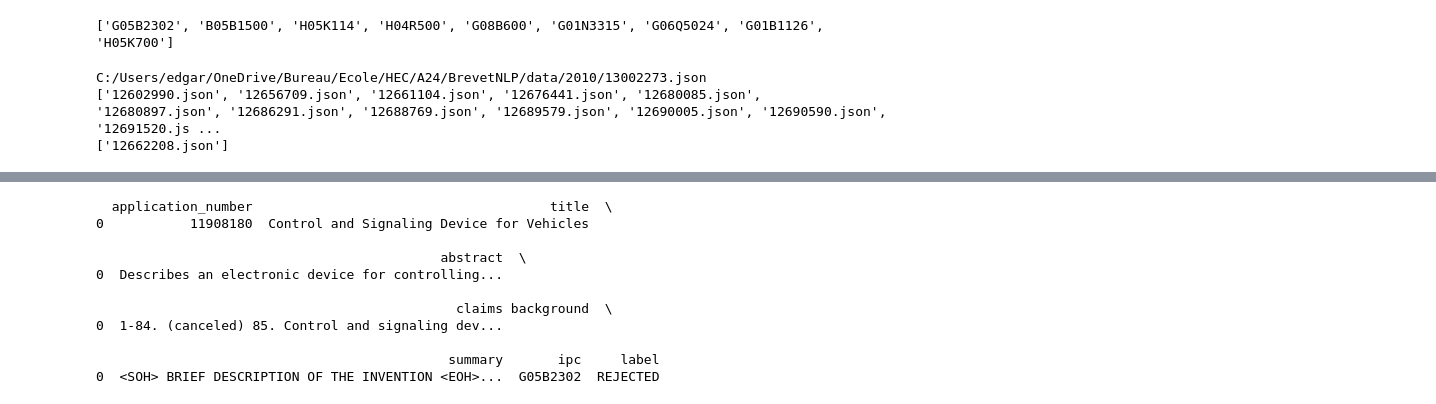
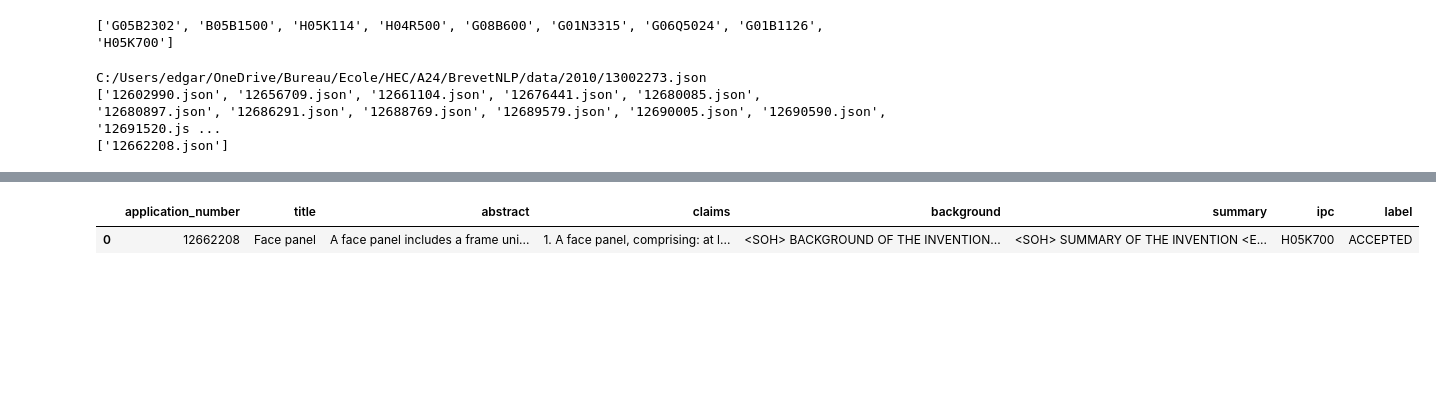
Before and after one commit to edgarLan/brevetNLPv2, a Jupyter notebook: brouillon_fonctionTransfo.ipynb, the cells around one changed output, grey strips where cells are left out. Cells and saved outputs as stored; diff of their text form; code cells hidden in the pictures; blank space fills up the shorter version.

```diff
--- a/brouillon_fonctionTransfo.ipynb
+++ b/brouillon_fonctionTransfo.ipynb
@@ -347,17 +346,8 @@ for i in tqdm(range(len(ES_ipc))):
 # %%
 df_KS = pd.DataFrame({'application_number': patent_number, 'title': titles, 'abstract':abstract,
                     'claims':claims, 'background': backgrounds, 'summary':summary, 'ipc': main_ipc, 'label': labels})
-print(df_KS)
+df_KS
 # %% [output]
-  application_number                                      title  \
-0           11908180  Control and Signaling Device for Vehicles
-
-                                            abstract  \
-0  Describes an electronic device for controlling...
-
-                                              claims background  \
-0  1-84. (canceled) 85. Control and signaling dev...
-
-                                             summary       ipc     label
-0  <SOH> BRIEF DESCRIPTION OF THE INVENTION <EOH>...  G05B2302  REJECTED
+|  | application_number | title | abstract | claims | background | summary | ipc | label |
+| 0 | 12662208 | Face panel | A face panel includes a frame uni... | 1. A face panel, comprising: at l... | <SOH> BACKGROUND OF THE INVENTION... | <SOH> SUMMARY OF THE INVENTION <E... | H05K700 | ACCEPTED |
 # %%
```
Also changed, not shown: parts of 4 cells of this notebook, 2 other files.
